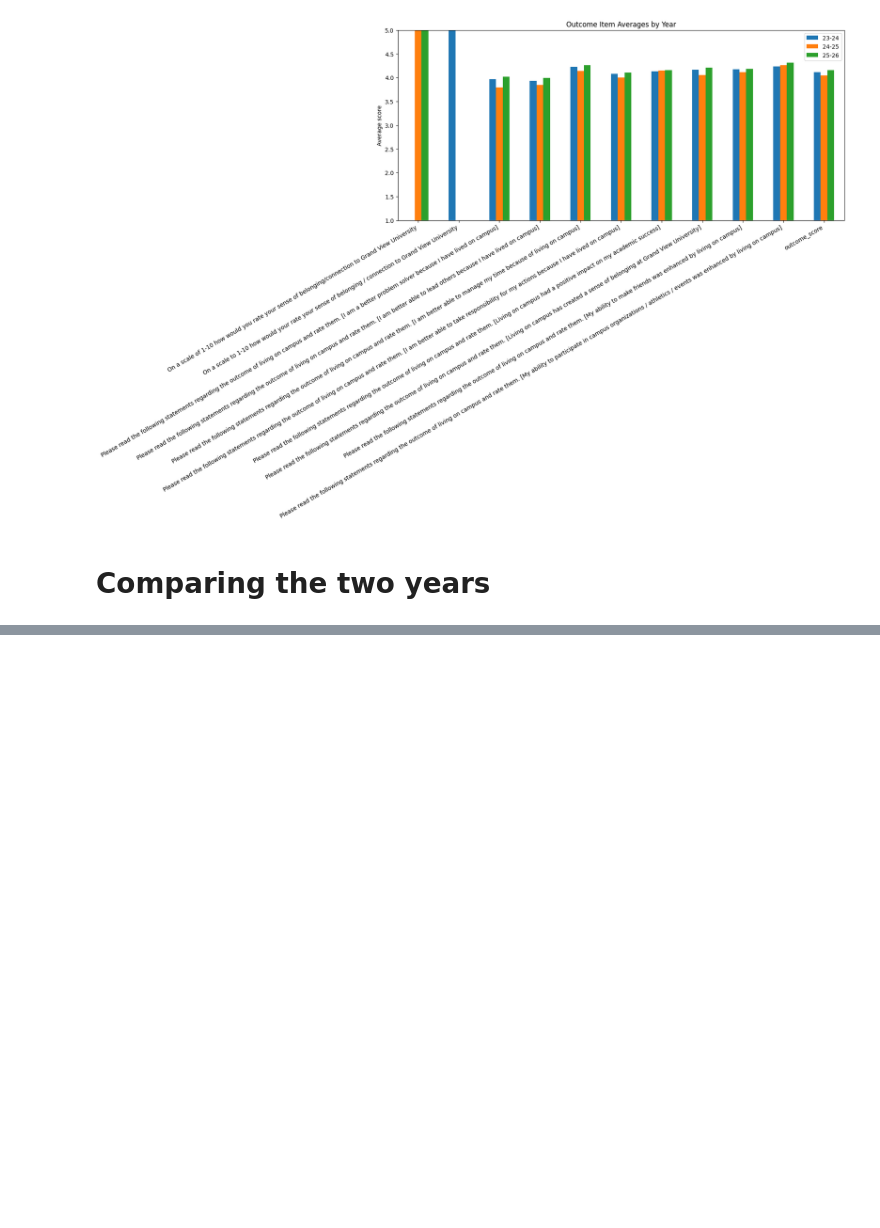
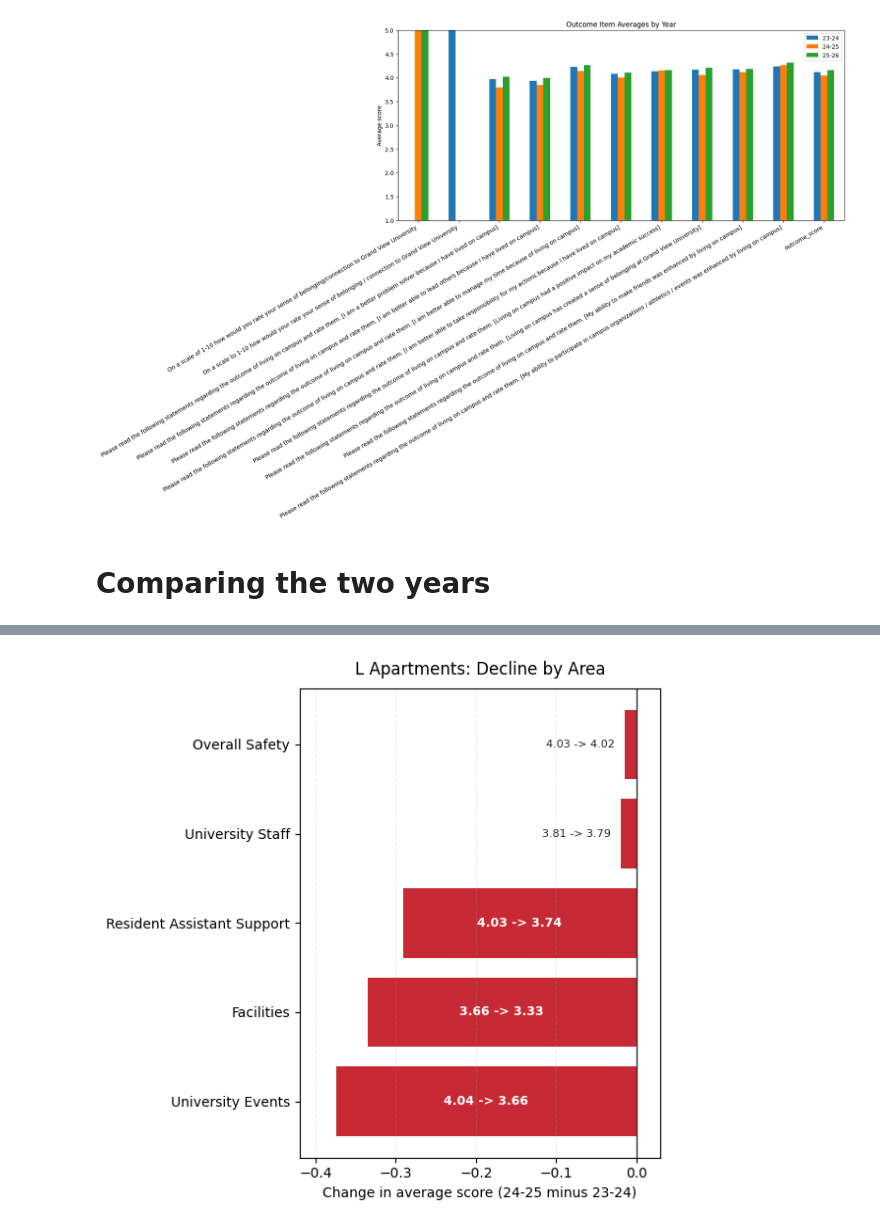
Before and after one commit to bdupey-gv/res_life_survey_analysis, a Jupyter notebook: code/preliminary_analysis.ipynb, the cells around one changed output, grey strips where cells are left out. Drawn from its saved outputs; the diff is of its cells as text; code cells hidden in the pictures; blank space fills up the shorter version.

```diff
--- a/code/preliminary_analysis.ipynb
+++ b/code/preliminary_analysis.ipynb
@@ -1721,0 +1921,100 @@ dtype: int64
+# %%
+import re
+import numpy as np
+import pandas as pd
+import matplotlib.pyplot as plt
+
+# L Apartments: show 23-24 -> 24-25 decline across the five areas called out in the slide text.
+paths = {
+    "23-24": "data/23_24_survey.csv",
+    "24-25": "data/24_25_survey.csv",
+    "25-26": "data/25_26_survey.csv",
+}
+
+hall_col = "Which Residence Hall did you live in during the fall semester?"
+
+def to_numeric_likert(df):
+    likert_map = {
+        "strongly disagree": 1,
+        "disagree": 2,
+        "neutral": 3,
+        "agree": 4,
+        "strongly agree": 5,
+        "not applicable": np.nan,
+        "n/a": np.nan,
+        "na": np.nan,
+    }
+    out = df.copy()
+    for c in out.columns:
+        if out[c].dtype == "object":
+            out[c] = out[c].map(lambda x: likert_map.get(str(x).strip().lower(), x) if pd.notna(x) else np.nan)
+    return out
+
+def find_cols(columns, patterns):
+    cols = []
+    for c in columns:
+        cl = str(c).strip().lower()
+        if any(re.search(p, cl) for p in patterns):
+            cols.append(c)
+    return cols
+
+DOMAIN_PATTERNS = {
+    "University Events": [r"residence life programming and rate them"],
+    "Facilities": [r"residence life facilities\s*&\s*services and rate them"],
+    "Resident Assistant Support": [r"regarding you fall semester ra and rate them", r"regarding your fall semester ra and rate them"],
+    "University Staff": [r"residence life staff and rate them"],
+    "Overall Safety": [r"regarding safety and rate them"],
+}
+
+rows = []
+for year, path in paths.items():
+    raw = pd.read_csv(path)
+    d = to_numeric_likert(raw)
+
+    if hall_col not in d.columns:
+        continue
+
+    l_apts = d[d[hall_col].astype(str).str.strip().eq("L Apartments")]
+
+    for domain, pats in DOMAIN_PATTERNS.items():
+        cols = find_cols(l_apts.columns, pats)
+        score = np.nan if len(cols) == 0 else l_apts[cols].apply(pd.to_numeric, errors="coerce").mean(axis=1).mean()
+        rows.append({"year": year, "domain": domain, "score": score})
+
+plot_df = pd.DataFrame(rows)
+wide = plot_df.pivot(index="domain", columns="year", values="score")
+wide = wide[["23-24", "24-25", "25-26"]]
+wide["drop_23_24_to_24_25"] = wide["24-25"] - wide["23-24"]
+wide = wide.sort_values("drop_23_24_to_24_25")
+
+fig, ax = plt.subplots(figsize=(5.93, 5.78))
+y = np.arange(len(wide))
+deltas = wide["drop_23_24_to_24_25"].values
+
+ax.barh(y, deltas, color="#c1121f", alpha=0.9, height=0.78)
+ax.axvline(0, color="#333333", linewidth=1)
+
+for i, (_, r) in enumerate(wide.iterrows()):
+    label = f"{r['23-24']:.2f} -> {r['24-25']:.2f}"
+    d = r["drop_23_24_to_24_25"]
+
+    # Small bars get labels outside for readability; larger bars get labels centered inside.
+    if abs(d) < 0.08:
+        ax.text(d - 0.012, i, label, va="center", ha="right", fontsize=8, color="#222222")
+    else:
+        ax.text(d / 2, i, label, va="center", ha="center", fontsize=9, color="white", fontweight="bold")
+
+ax.set_yticks(y)
+ax.set_yticklabels(wide.index, fontsize=10)
+ax.set_xlabel("Change in average score (24-25 minus 23-24)", fontsize=10)
+ax.set_title("L Apartments: Decline by Area", fontsize=12, pad=10)
+ax.set_xlim(min(deltas.min() - 0.03, -0.42), 0.03)
+ax.grid(axis="x", linestyle="--", alpha=0.2)
+
+plt.tight_layout()
+plt.savefig("../images/l_apartments_decline_clean_5.93x5.78.png", dpi=300, bbox_inches="tight")
+plt.show()
+
+wide[["23-24", "24-25", "25-26", "drop_23_24_to_24_25"]].round(3)
+# %% [output]
+[figure, added]
```
Also changed, not shown: parts of 25 cells of this notebook, 11 other files.
